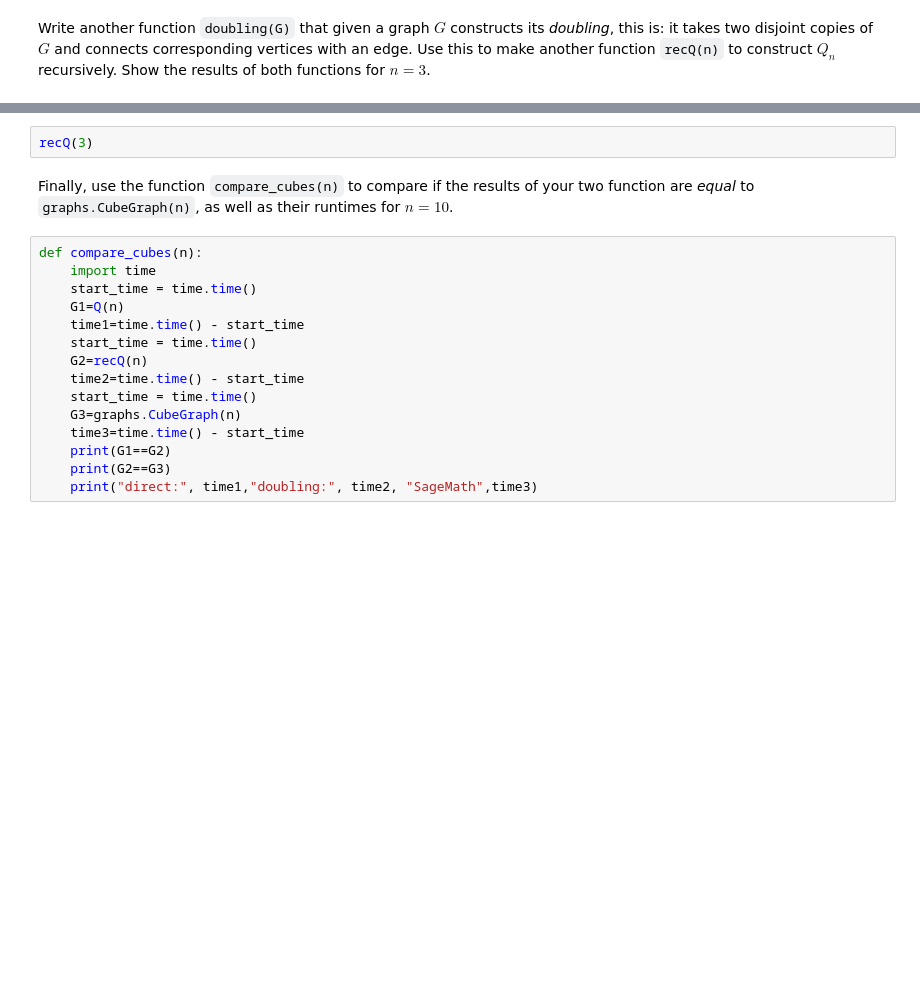
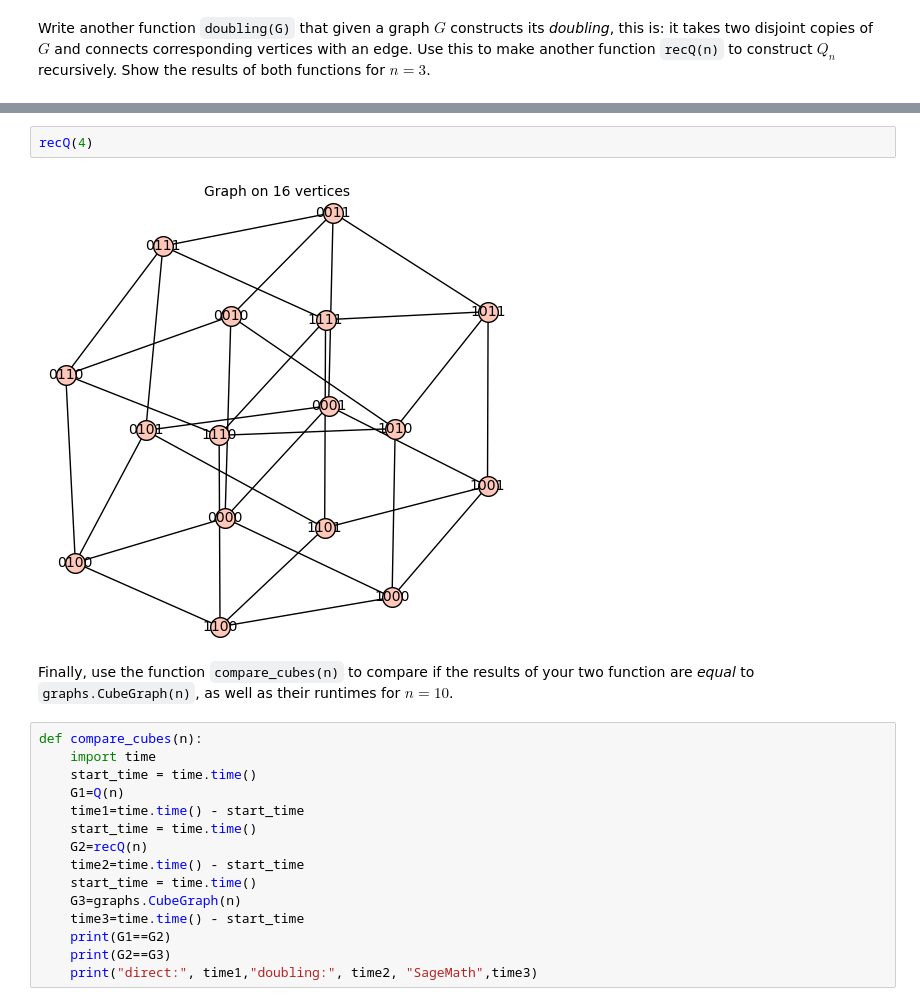
Before and after one commit to CarlosFerLo/graphs, a Jupyter notebook: Sheet 2 23-24.ipynb, the cells around one changed output, grey strips where cells are left out. Drawn from its saved outputs; the diff is of its cells as text; blank space fills up the shorter version.

```diff
--- a/Sheet 2 23-24.ipynb
+++ b/Sheet 2 23-24.ipynb
@@ -257,5 +276,7 @@ def recQ(n):
 # %%
-recQ(3)
+recQ(4)
+# %% [output]
+[figure, added]
 # %% [markdown]
 Finally, use the function `compare_cubes(n)` to compare if the results of your two function are _equal_ to `graphs.CubeGraph(n)`, as well as their runtimes for $n=10$.
 # %%
```
Also changed, not shown: parts of 12 cells of this notebook.
